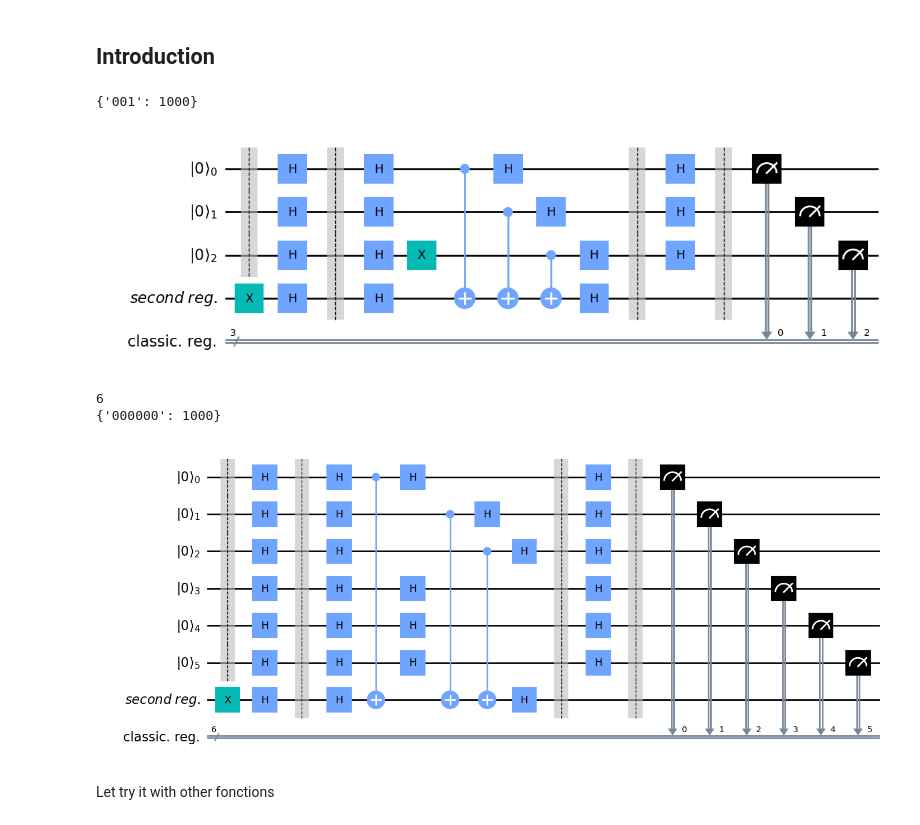
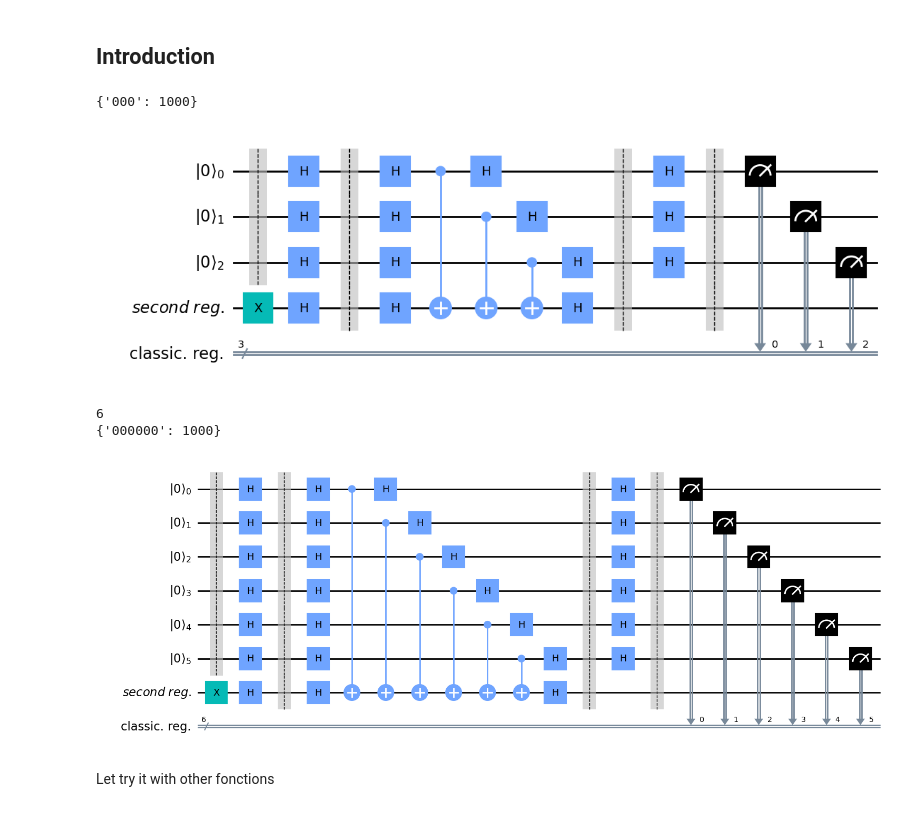
Before and after one commit to gilles-maurer/IT41_DJ_Algorithm, a Jupyter notebook: main.ipynb, the cells around one changed output. Drawn from its saved outputs; the diff is of its cells as text; code cells hidden in the pictures.

```diff
--- a/main.ipynb
+++ b/main.ipynb
@@ -26,36 +26,35 @@ def deutsch_jozsa(function_to_test):
     circuit.barrier(qr1, qr2)
     circuit.h(qr1)
     circuit.barrier(qr1, qr2)
     circuit.measure(qr1, cr)
 
     result = execute(circuit, backend=simulator, shots=1000).result()
     counts = result.get_counts()
     counts = {k[::-1]: v for k, v in counts.items()}  # We reverse the binary strings to match the order of the qubits
 
     print(counts)
     return circuit.draw('mpl')
 
 
 def my_function():
     qr = QuantumRegister(4)
     circuit = QuantumCircuit(qr)
 
     ### Write the function to be tested here: ###
     circuit.h(qr)
-    circuit.x(qr[2])
     circuit.cx(qr[0], qr[3])
     circuit.cx(qr[1], qr[3])
     circuit.cx(qr[2], qr[3])
     circuit.h(qr)
     #############################################
 
     return circuit
 
 
 deutsch_jozsa(my_function())
 # %% [output]
-{'001': 1000}
+{'000': 1000}
-[figure, old version]
+[figure, new version]
 # %%
 def deutsch_jozsa_extended(function_to_test):
     n = function_to_test.num_qubits - 1
@@ -92,9 +91,8 @@ def my_function_extended():
     circuit = QuantumCircuit(qr)
 
     circuit.h(qr)
-    circuit.cx(qr[0], qr[6])
-    circuit.cx(qr[1], qr[6])
-    circuit.cx(qr[2], qr[6])
+    for i in range(6):
+        circuit.cx(qr[i], qr[6])
     circuit.h(qr)
     #############################################
 
@@ -105,7 +103,7 @@ deutsch_jozsa_extended(my_function_extended())
 # %% [output]
 6
 {'000000': 1000}
-[figure, old version]
+[figure, new version]
 # %% [markdown]
 Let try it with other fonctions
 # %%
```
Also changed, not shown: parts of 4 cells of this notebook.
